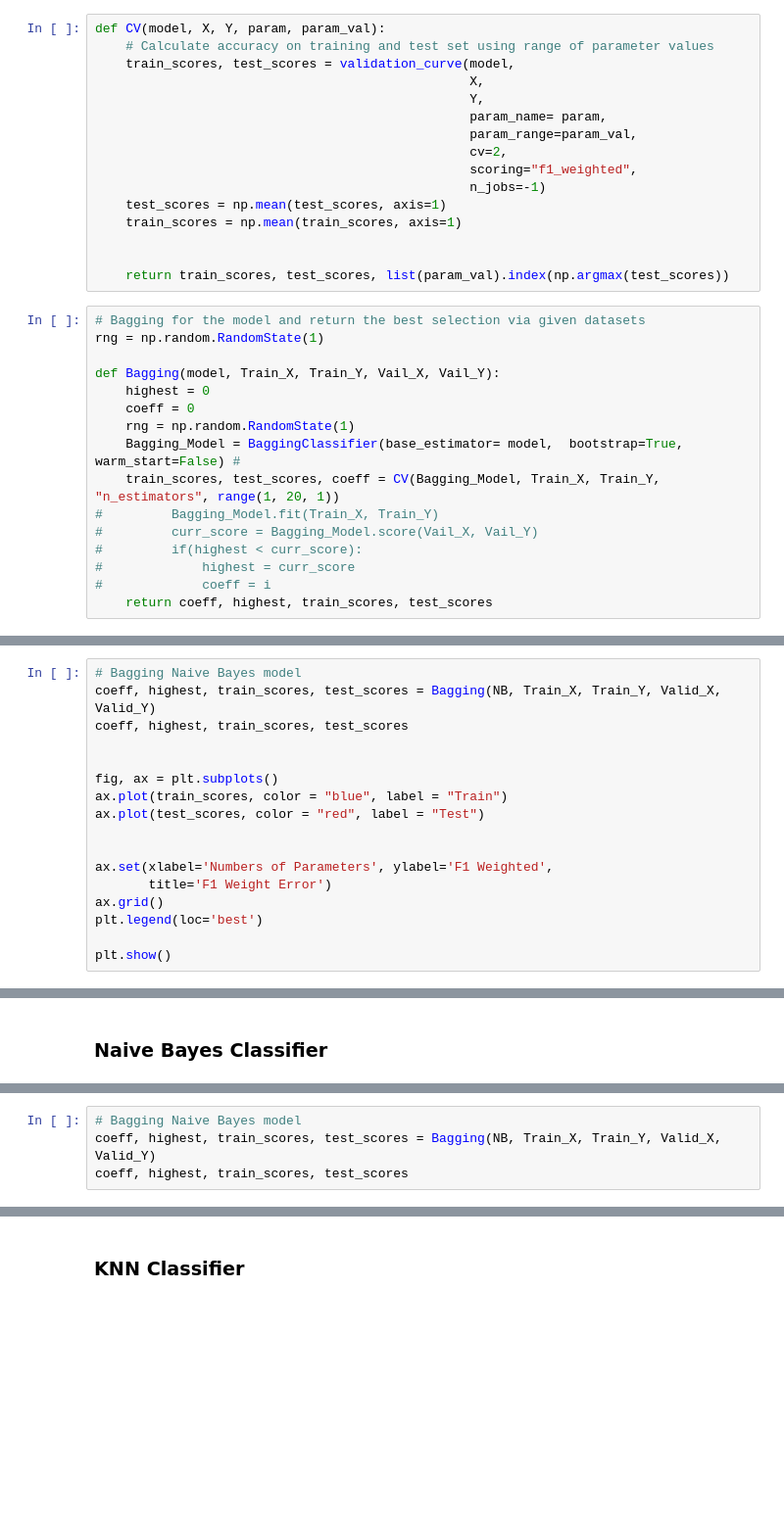
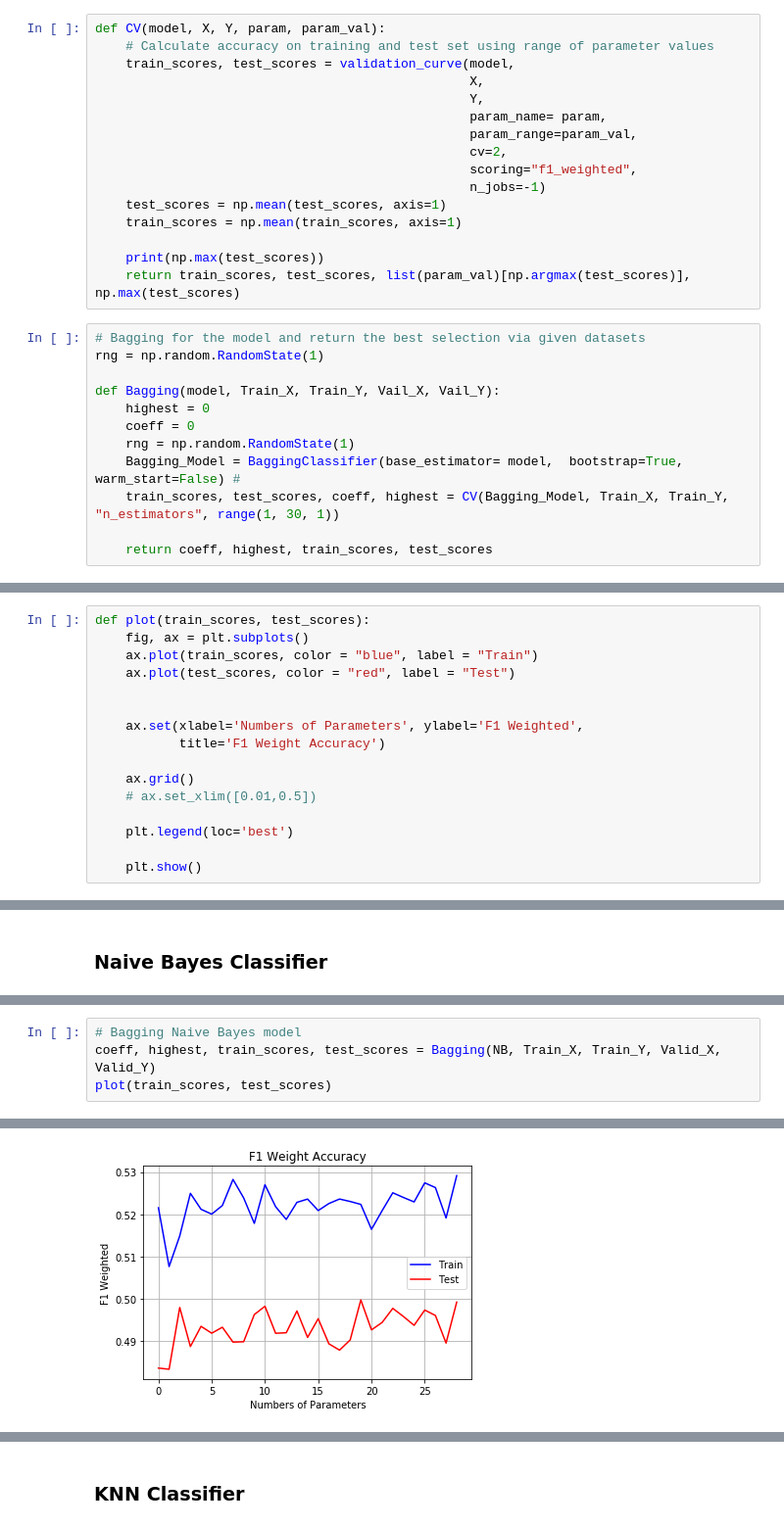
Before and after one commit to peteryph/Kaggle-Heart-Disease-UCI, a Jupyter notebook: UFC fight club.ipynb, the cells around one changed output, grey strips where cells are left out. Shown at 98% size. Drawn from its saved outputs; the diff is of its cells as text; blank space fills up the shorter version.

```diff
--- a/UFC fight club.ipynb
+++ b/UFC fight club.ipynb
@@ -444,8 +446,8 @@ def CV(model, X, Y, param, param_val):
     test_scores = np.mean(test_scores, axis=1)
     train_scores = np.mean(train_scores, axis=1)
 
-
-    return train_scores, test_scores, list(param_val).index(np.argmax(test_scores))
+    print(np.max(test_scores))
+    return train_scores, test_scores, list(param_val)[np.argmax(test_scores)], np.max(test_scores)
 # %%
 # Bagging for the model and return the best selection via given datasets
 rng = np.random.RandomState(1)
@@ -455,10 +457,6 @@ def Bagging(model, Train_X, Train_Y, Vail_X, Vail_Y):
     coeff = 0
     rng = np.random.RandomState(1)
     Bagging_Model = BaggingClassifier(base_estimator= model,  bootstrap=True, warm_start=False) #
-    train_scores, test_scores, coeff = CV(Bagging_Model, Train_X, Train_Y, "n_estimators", range(1, 20, 1))
-#         Bagging_Model.fit(Train_X, Train_Y)
-#         curr_score = Bagging_Model.score(Vail_X, Vail_Y)
-#         if(highest < curr_score):
-#             highest = curr_score
-#             coeff = i
+    train_scores, test_scores, coeff, highest = CV(Bagging_Model, Train_X, Train_Y, "n_estimators", range(1, 30, 1))
+
     return coeff, highest, train_scores, test_scores
@@ -479,17 +477,16 @@ def Ada_Model(model, Train_X, Train_Y, Vail_X, Vail_Y):
 # %%
-# Bagging Naive Bayes model
-coeff, highest, train_scores, test_scores = Bagging(NB, Train_X, Train_Y, Valid_X, Valid_Y)
-coeff, highest, train_scores, test_scores
+def plot(train_scores, test_scores):
+    fig, ax = plt.subplots()
+    ax.plot(train_scores, color = "blue", label = "Train")
+    ax.plot(test_scores, color = "red", label = "Test")
 
 
-fig, ax = plt.subplots()
-ax.plot(train_scores, color = "blue", label = "Train")
-ax.plot(test_scores, color = "red", label = "Test")
+    ax.set(xlabel='Numbers of Parameters', ylabel='F1 Weighted',
+           title='F1 Weight Accuracy')
 
+    ax.grid()
+    # ax.set_xlim([0.01,0.5])
 
-ax.set(xlabel='Numbers of Parameters', ylabel='F1 Weighted',
-       title='F1 Weight Error')
-ax.grid()
-plt.legend(loc='best')
+    plt.legend(loc='best')
 
-plt.show()
+    plt.show()
@@ -550,5 +529,5 @@ weighted avg       0.58      0.47      0.49       200
 # %%
 # Bagging Naive Bayes model
 coeff, highest, train_scores, test_scores = Bagging(NB, Train_X, Train_Y, Valid_X, Valid_Y)
-coeff, highest, train_scores, test_scores
+plot(train_scores, test_scores)
 # %% [output]
@@ -574,3 +535,4 @@ coeff, highest, train_scores, test_scores
+[figure, added]
 # %%
 Bagging_NB = BaggingClassifier(base_estimator=NB, n_estimators=coeff, random_state=rng)
 Bagging_NB.fit(Train_X, Train_Y)
```
Also changed, not shown: parts of 76 cells of this notebook, 1 other file.
